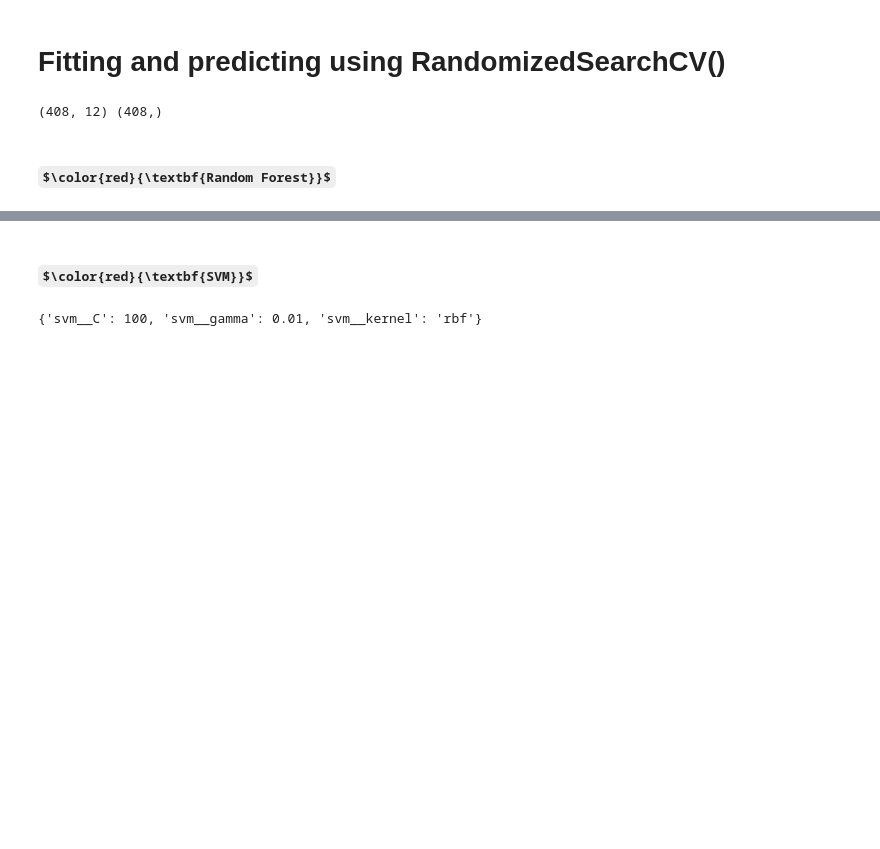
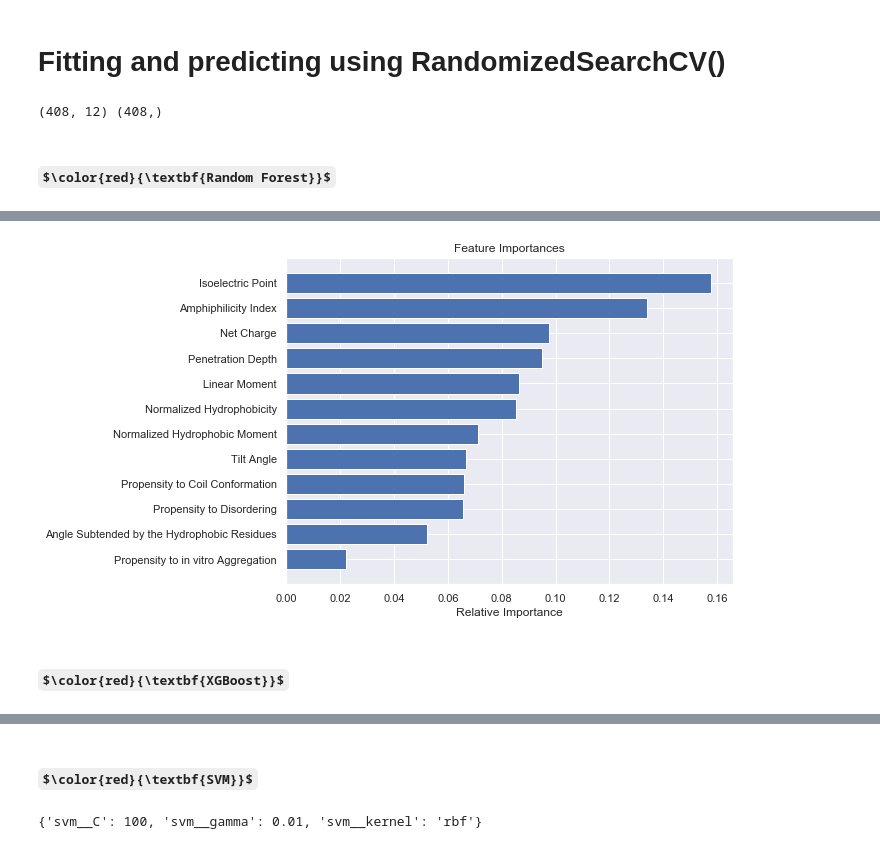
Before and after one commit to davidpirts/DBAASP, a Jupyter notebook: ml.ipynb, the cells around one changed output, grey strips where cells are left out. Cells and saved outputs as stored; diff of their text form; code cells hidden in the pictures; some formulas as TeX source; blank space fills up the shorter version.

Commit message:
implemented XGBOOST

```diff
--- a/ml.ipynb
+++ b/ml.ipynb
@@ -254,0 +249,13 @@ weighted avg       0.81      0.78      0.78        82
+# %%
+features = df.drop(['Class'], axis=1).columns.tolist()
+importances = best_clf.feature_importances_
+indices = np.argsort(importances)
+plt.title('Feature Importances')
+plt.barh(range(len(indices)), importances[indices], color='b', align='center')
+plt.yticks(range(len(indices)), [features[i] for i in indices])
+plt.xlabel('Relative Importance')
+plt.show()
+# %% [output]
+[figure, added]
+# %% [markdown]
+### $\color{red}{\textbf{XGBoost}}$
```
Also changed, not shown: parts of 14 cells of this notebook.
